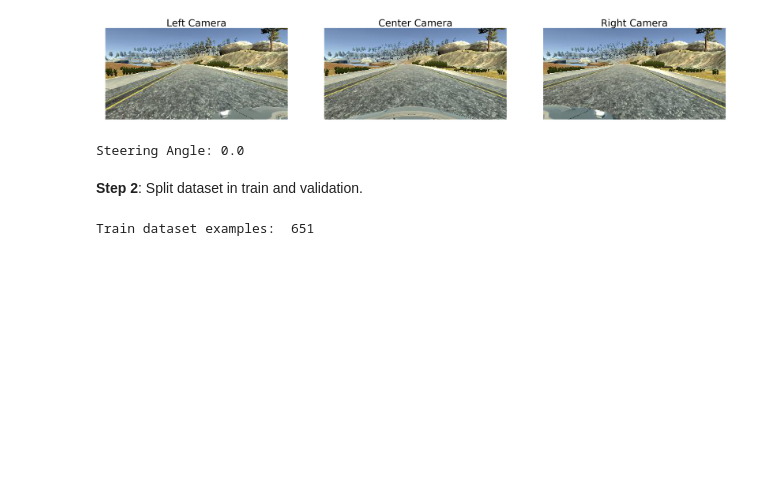
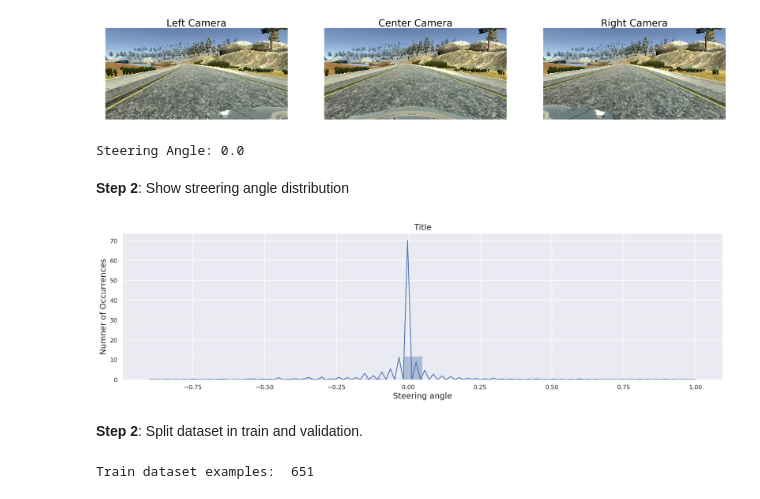
Before and after one commit to adrianmarino/self-driving-car-model, a Jupyter notebook: model-analysis.ipynb, the cells around one changed output. Drawn from its saved outputs; the diff is of its cells as text; code cells hidden in the pictures; blank space fills up the shorter version.

Commit message:
show dataset stering distribution

```diff
--- a/model-analysis.ipynb
+++ b/model-analysis.ipynb
@@ -70,6 +68,12 @@ example.show()
 Images
 [figure]
 Steering Angle: 0.0
+# %% [markdown]
+**Step 2**: Show streering angle distribution
+# %%
+show_distribution(dataset)
+# %% [output]
+[figure, added]
 # %% [markdown]
 **Step 2**: Split dataset in train and validation.
 # %%
```
Also changed, not shown: parts of 1 cell of this notebook, 3 other files.
